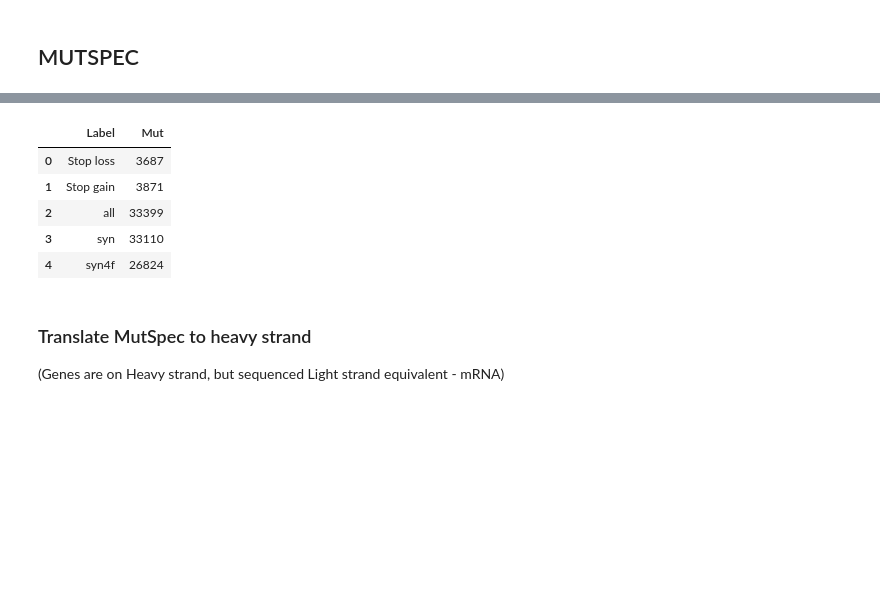
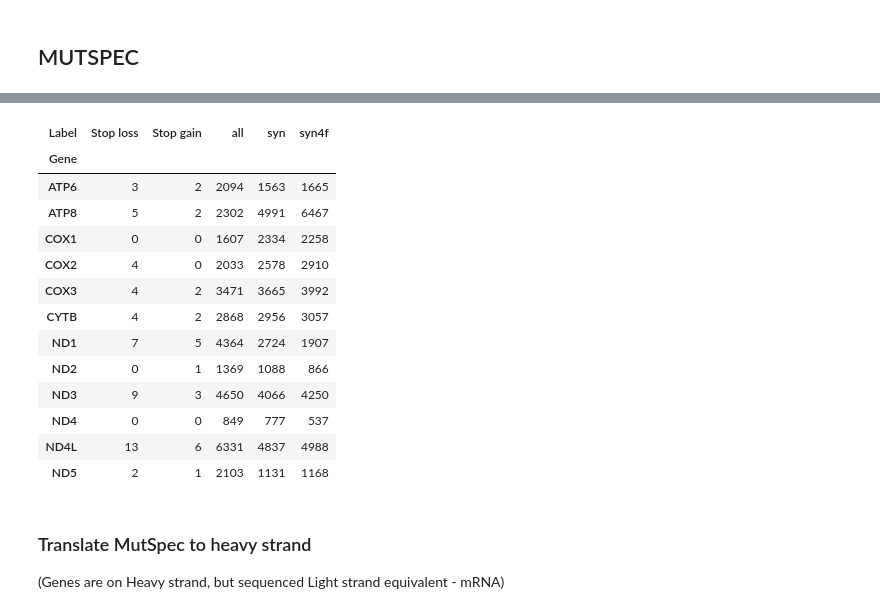
Before and after one commit to mitoclub/PyMutSpec, a Jupyter notebook: notebooks/mut_extraction_nematoda.ipynb, the cells around one changed output, grey strips where cells are left out. Saved outputs shown, nothing was run; the diff lists cells and outputs as text; code cells hidden in the pictures; blank space fills up the shorter version.

```diff
--- a/notebooks/mut_extraction_nematoda.ipynb
+++ b/notebooks/mut_extraction_nematoda.ipynb
@@ -149,18 +147,35 @@ nonsense_muts
 # %%
+genes_order = "ATP6 ATP8 COX1 COX2 COX3 CYTB ND1 ND2 ND3 ND4 ND4L ND5".split()
+
 _mutations_description = mutations[
     (mutations.Mut.str.fullmatch("[ACGT]\[[ACGT]>[ACGT]\][ACGT]"))
-].groupby("Label").Mut.count().reset_index()
+].groupby(["Label", "Gene"]).Mut.count().reset_index()
 _mutations_description["Label"] = _mutations_description.Label.map(
     {-2: "Stop loss", -1: "Stop gain", 0: "all", 1: "syn", 2: "syn4f"})
 
-_mutations_description
+_pivot_mutations = pd.pivot_table(
+    _mutations_description,
+    values="Mut", index="Gene", columns="Label", fill_value=0
+)[["Stop loss",  "Stop gain", "all", "syn", "syn4f"]]
+
+_pivot_mutations.index = _pivot_mutations.index.map(
+    {i: x for i, x in enumerate(genes_order, 1)})
+_pivot_mutations
 # %% [output]
-|  | Label | Mut |
-| 0 | Stop loss | 3687 |
-| 1 | Stop gain | 3871 |
-| 2 | all | 33399 |
-| 3 | syn | 33110 |
-| 4 | syn4f | 26824 |
+| Label | Stop loss | Stop gain | all | syn | syn4f |
+| Gene |  |  |  |  |  |
+| ATP6 | 3 | 2 | 2094 | 1563 | 1665 |
+| ATP8 | 5 | 2 | 2302 | 4991 | 6467 |
+| COX1 | 0 | 0 | 1607 | 2334 | 2258 |
+| COX2 | 4 | 0 | 2033 | 2578 | 2910 |
+| COX3 | 4 | 2 | 3471 | 3665 | 3992 |
+| CYTB | 4 | 2 | 2868 | 2956 | 3057 |
+| ND1 | 7 | 5 | 4364 | 2724 | 1907 |
+| ND2 | 0 | 1 | 1369 | 1088 | 866 |
+| ND3 | 9 | 3 | 4650 | 4066 | 4250 |
+| ND4 | 0 | 0 | 849 | 777 | 537 |
+| ND4L | 13 | 6 | 6331 | 4837 | 4988 |
+| ND5 | 2 | 1 | 2103 | 1131 | 1168 |
 # %% [markdown]
 ### Translate MutSpec to heavy strand
 
```
Also changed, not shown: parts of 9 cells of this notebook, 4 other files.
